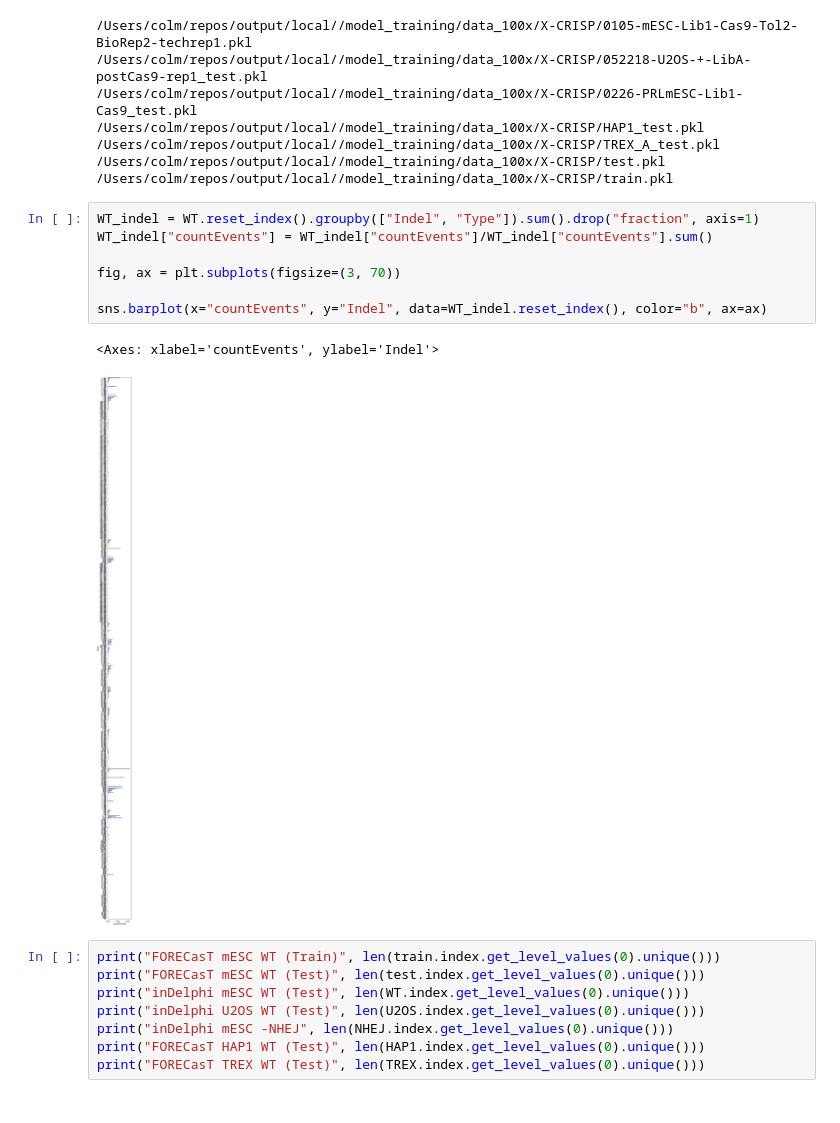
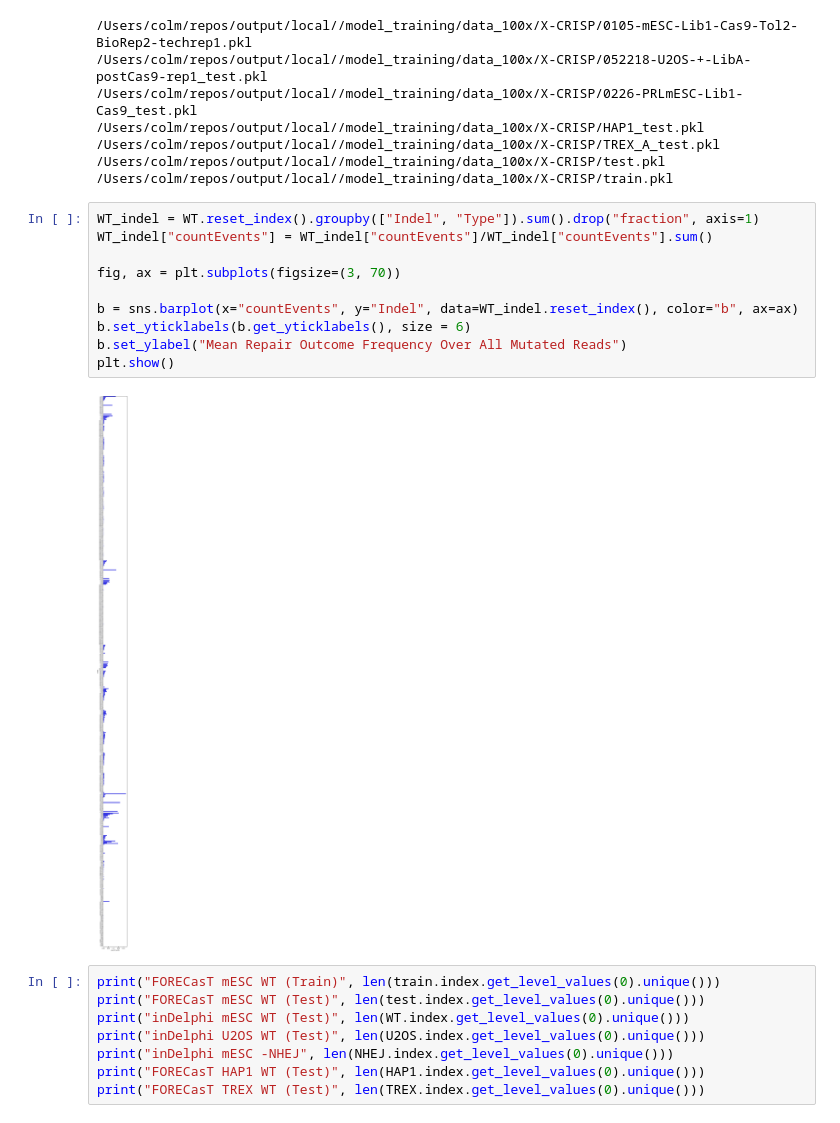
Before and after one commit to zouter/XCRISP, a Jupyter notebook: notebooks/figures/1.dataset_characterisation.ipynb, the cells around one changed output. Drawn from its saved outputs; the diff is of its cells as text.

```diff
--- a/notebooks/figures/1.dataset_characterisation.ipynb
+++ b/notebooks/figures/1.dataset_characterisation.ipynb
@@ -50,13 +50,15 @@ FORECasT_features = pd.concat([train_features, test_features])
 # %%
 WT_indel = WT.reset_index().groupby(["Indel", "Type"]).sum().drop("fraction", axis=1)
 WT_indel["countEvents"] = WT_indel["countEvents"]/WT_indel["countEvents"].sum()
 
 fig, ax = plt.subplots(figsize=(3, 70))
 
-sns.barplot(x="countEvents", y="Indel", data=WT_indel.reset_index(), color="b", ax=ax)
+b = sns.barplot(x="countEvents", y="Indel", data=WT_indel.reset_index(), color="b", ax=ax)
+b.set_yticklabels(b.get_yticklabels(), size = 6)
+b.set_ylabel("Mean Repair Outcome Frequency Over All Mutated Reads")
+plt.show()
 # %% [output]
-<Axes: xlabel='countEvents', ylabel='Indel'>
-[figure, old version]
+[figure, new version]
 # %%
 print("FORECasT mESC WT (Train)", len(train.index.get_level_values(0).unique()))
 print("FORECasT mESC WT (Test)", len(test.index.get_level_values(0).unique()))
```
Also changed, not shown: 10 other files.
